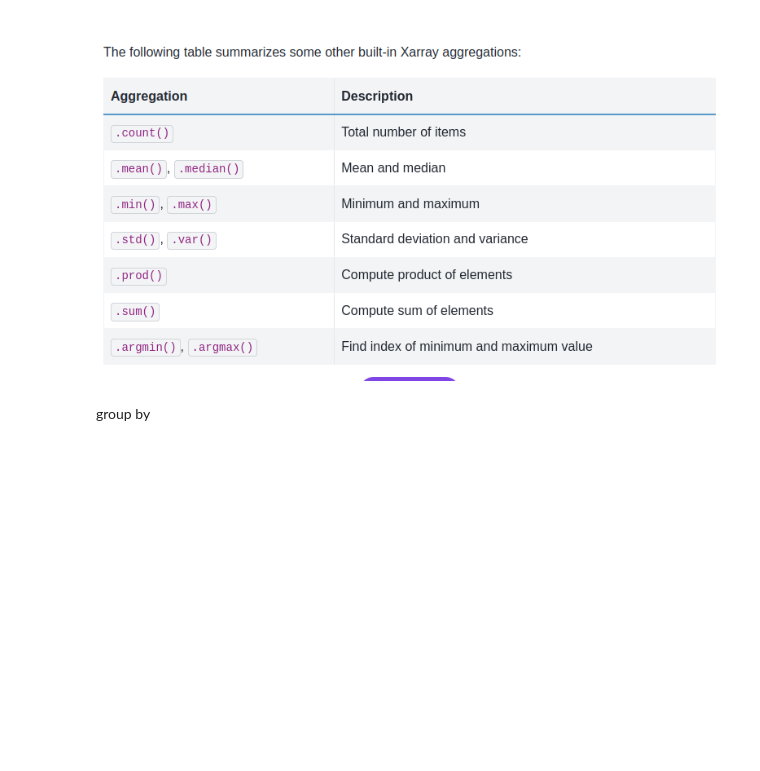
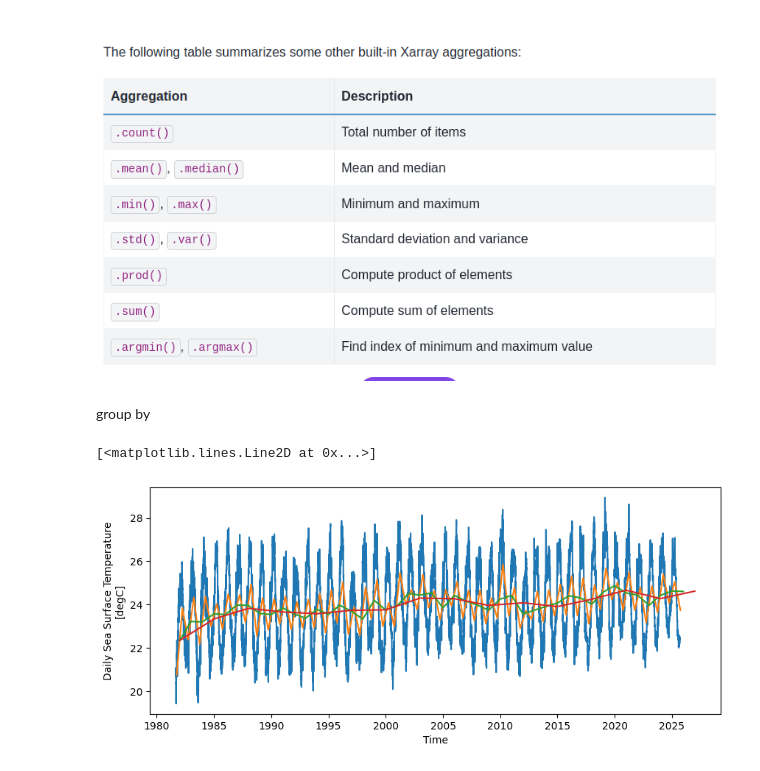
Before and after one commit to francobarrionuevoenv21/XArrray_CQSC, a Jupyter notebook: Tutoriales/Tutorial2_YYYYYY.ipynb, the cells around one changed output. Drawn from its saved outputs; the diff is of its cells as text; code cells hidden in the pictures; blank space fills up the shorter version.

```diff
--- a/Tutoriales/Tutorial2_YYYYYY.ipynb
+++ b/Tutoriales/Tutorial2_YYYYYY.ipynb
@@ -339,6 +341,23 @@ media y desvío temporal
 ![image.png](attachment:image.png)
 # %% [markdown]
 group by
+# %%
+lon_min, lon_max = -45, -41
+lat_min, lat_max = -25, -22
+
+ds_spatSlice02 = sst_corr.sel(lon = slice(lon_min, lon_max), lat = slice(lat_min, lat_max))
+sst_spatSlice02 = ds_spatSlice02.sst
+# %%
+fig, ax = plt.subplots(figsize=(10, 4))
+
+sst_spatSlice02.mean(dim=['lat', 'lon']).plot(ax=ax)
+
+sst_spatSlice02.mean(dim=['lat', 'lon']).resample(time="6ME").mean().plot(ax=ax)
+sst_spatSlice02.mean(dim=['lat', 'lon']).resample(time="1Y").mean().plot(ax=ax)
+sst_spatSlice02.mean(dim=['lat', 'lon']).resample(time="3Y").mean().plot(ax=ax)
+# %% [output]
+[<matplotlib.lines.Line2D at 0x...>]
+[figure, added]
 # %%
 Series de tiempo
 # %%
```
Also changed, not shown: parts of 4 cells of this notebook, 1 other file.
